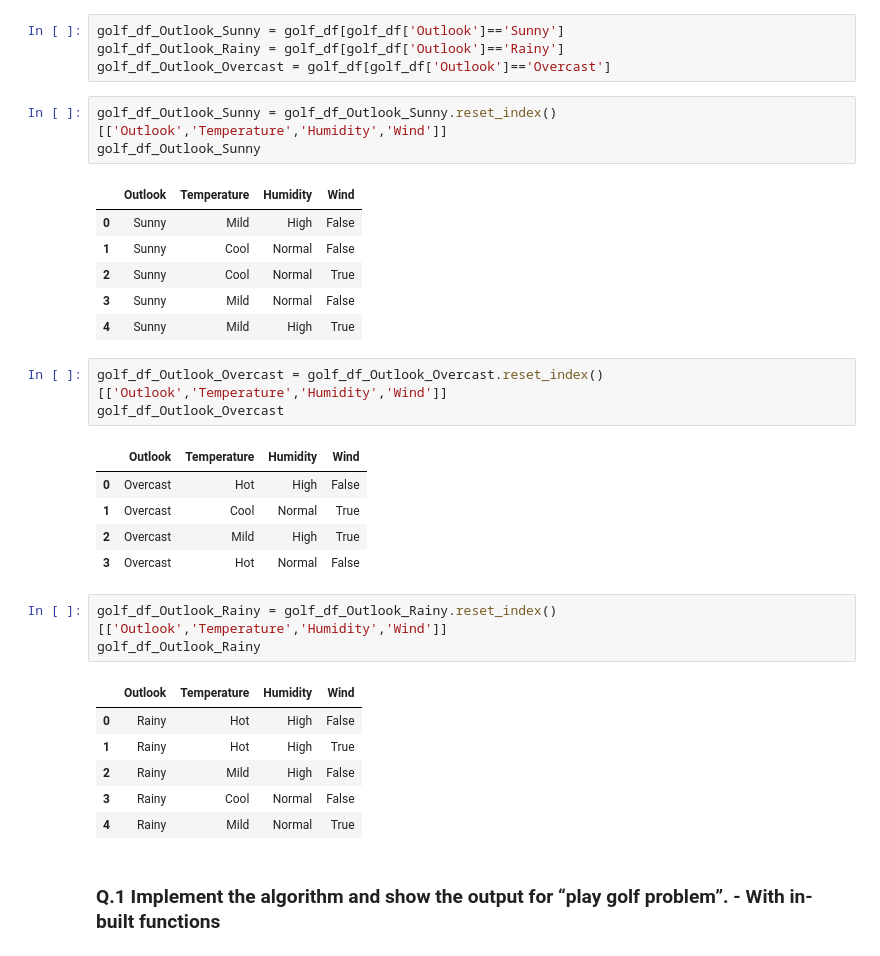
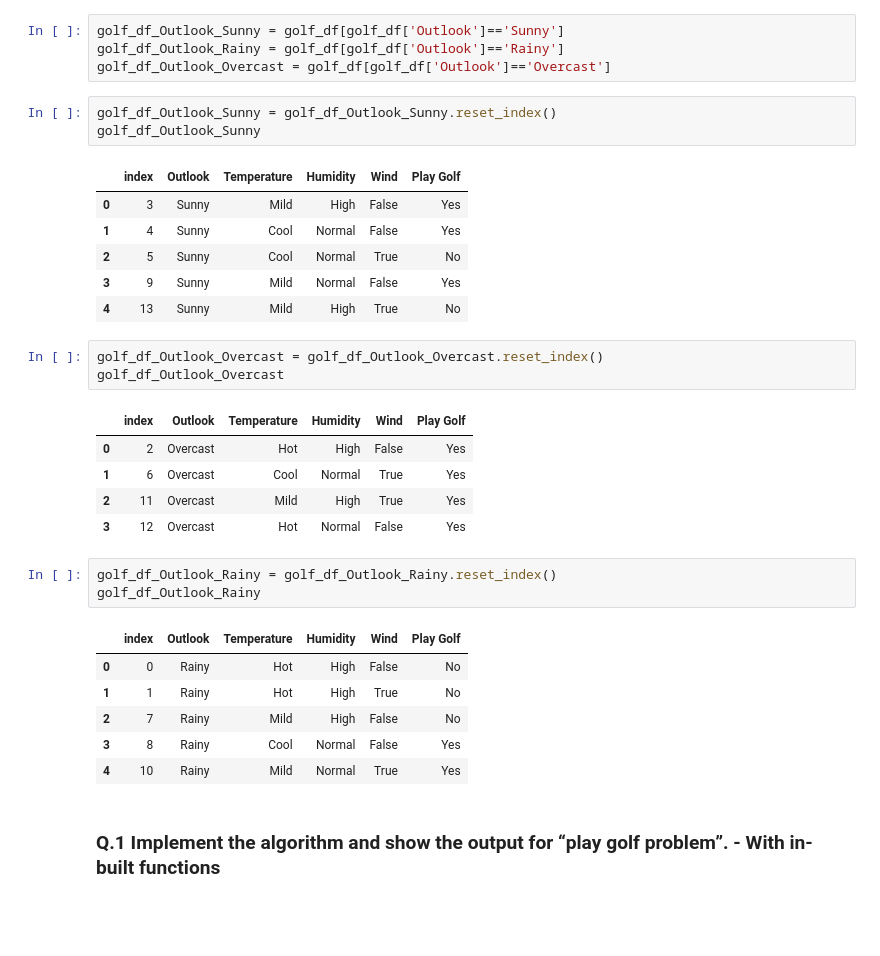
Before and after one commit to Sahil0705/Documents, a Jupyter notebook: web_min/Lab-10_Decison_Trees.ipynb, the cells around one changed output. Saved outputs shown, nothing was run; the diff lists cells and outputs as text; blank space fills up the shorter version.

```diff
--- a/web_min/Lab-10_Decison_Trees.ipynb
+++ b/web_min/Lab-10_Decison_Trees.ipynb
@@ -141,34 +229,34 @@ golf_df_Outlook_Sunny = golf_df[golf_df['Outlook']=='Sunny']
 golf_df_Outlook_Rainy = golf_df[golf_df['Outlook']=='Rainy']
 golf_df_Outlook_Overcast = golf_df[golf_df['Outlook']=='Overcast']
 # %%
-golf_df_Outlook_Sunny = golf_df_Outlook_Sunny.reset_index()[['Outlook','Temperature','Humidity','Wind']]
+golf_df_Outlook_Sunny = golf_df_Outlook_Sunny.reset_index()
 golf_df_Outlook_Sunny
 # %% [output]
-|  | Outlook | Temperature | Humidity | Wind |
-| 0 | Sunny | Mild | High | False |
-| 1 | Sunny | Cool | Normal | False |
-| 2 | Sunny | Cool | Normal | True |
-| 3 | Sunny | Mild | Normal | False |
-| 4 | Sunny | Mild | High | True |
+|  | index | Outlook | Temperature | Humidity | Wind | Play Golf |
+| 0 | 3 | Sunny | Mild | High | False | Yes |
+| 1 | 4 | Sunny | Cool | Normal | False | Yes |
+| 2 | 5 | Sunny | Cool | Normal | True | No |
+| 3 | 9 | Sunny | Mild | Normal | False | Yes |
+| 4 | 13 | Sunny | Mild | High | True | No |
 # %%
-golf_df_Outlook_Overcast = golf_df_Outlook_Overcast.reset_index()[['Outlook','Temperature','Humidity','Wind']]
+golf_df_Outlook_Overcast = golf_df_Outlook_Overcast.reset_index()
 golf_df_Outlook_Overcast
 # %% [output]
-|  | Outlook | Temperature | Humidity | Wind |
-| 0 | Overcast | Hot | High | False |
-| 1 | Overcast | Cool | Normal | True |
-| 2 | Overcast | Mild | High | True |
-| 3 | Overcast | Hot | Normal | False |
+|  | index | Outlook | Temperature | Humidity | Wind | Play Golf |
+| 0 | 2 | Overcast | Hot | High | False | Yes |
+| 1 | 6 | Overcast | Cool | Normal | True | Yes |
+| 2 | 11 | Overcast | Mild | High | True | Yes |
+| 3 | 12 | Overcast | Hot | Normal | False | Yes |
 # %%
-golf_df_Outlook_Rainy = golf_df_Outlook_Rainy.reset_index()[['Outlook','Temperature','Humidity','Wind']]
+golf_df_Outlook_Rainy = golf_df_Outlook_Rainy.reset_index()
 golf_df_Outlook_Rainy
 # %% [output]
-|  | Outlook | Temperature | Humidity | Wind |
-| 0 | Rainy | Hot | High | False |
-| 1 | Rainy | Hot | High | True |
-| 2 | Rainy | Mild | High | False |
-| 3 | Rainy | Cool | Normal | False |
-| 4 | Rainy | Mild | Normal | True |
+|  | index | Outlook | Temperature | Humidity | Wind | Play Golf |
+| 0 | 0 | Rainy | Hot | High | False | No |
+| 1 | 1 | Rainy | Hot | High | True | No |
+| 2 | 7 | Rainy | Mild | High | False | No |
+| 3 | 8 | Rainy | Cool | Normal | False | Yes |
+| 4 | 10 | Rainy | Mild | Normal | True | Yes |
 # %% [markdown]
 ### Q.1 Implement the algorithm and show the output for “play golf problem”. - With in-built functions
 # %%
```
Also changed, not shown: parts of 8 cells of this notebook.
